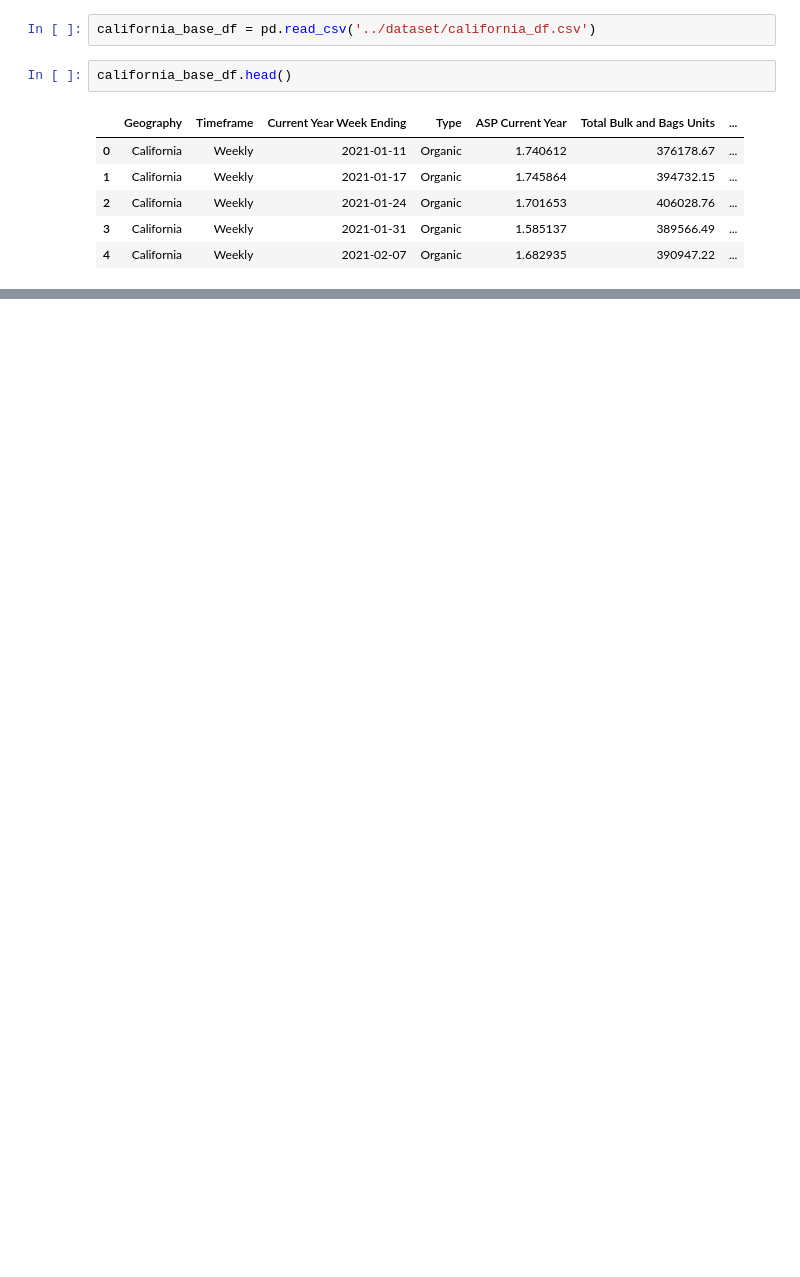
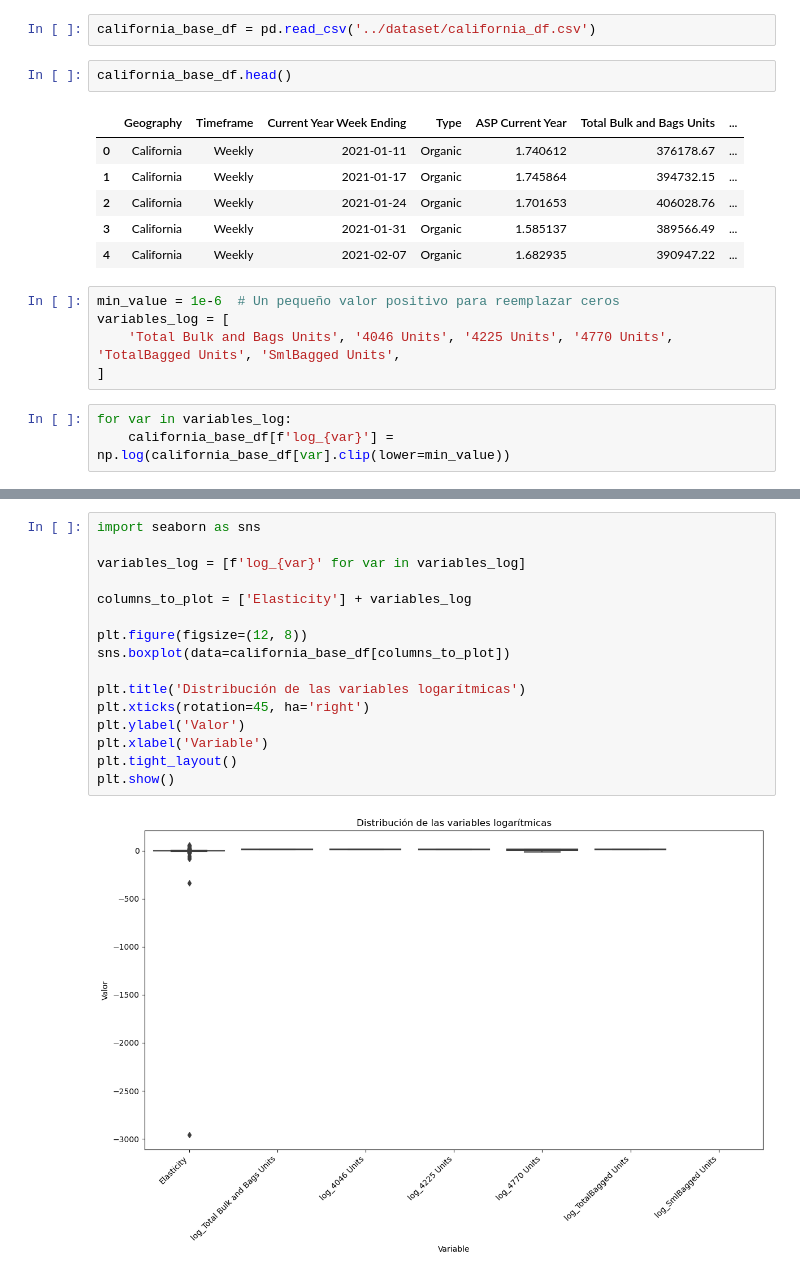
Before and after one commit to arboldeku/Avocado-2.0, a Jupyter notebook: code/modelo_regresion_limpio.ipynb, the cells around one changed output, grey strips where cells are left out. Cells and saved outputs as stored; diff of their text form; blank space fills up the shorter version.

```diff
--- a/code/modelo_regresion_limpio.ipynb
+++ b/code/modelo_regresion_limpio.ipynb
@@ -64,3 +64,11 @@ california_base_df.head()
 | 2 | California | Weekly | 2021-01-24 | Organic | 1.701653 | 406028.76 | ... |
 | 3 | California | Weekly | 2021-01-31 | Organic | 1.585137 | 389566.49 | ... |
 | 4 | California | Weekly | 2021-02-07 | Organic | 1.682935 | 390947.22 | ... |
+# %%
+min_value = 1e-6  # Un pequeño valor positivo para reemplazar ceros
+variables_log = [
+    'Total Bulk and Bags Units', '4046 Units', '4225 Units', '4770 Units', 'TotalBagged Units', 'SmlBagged Units',
+]
+# %%
+for var in variables_log:
+    california_base_df[f'log_{var}'] = np.log(california_base_df[var].clip(lower=min_value))
@@ -66,0 +91,18 @@ california_base_df.head()
+# %%
+import seaborn as sns
+
+variables_log = [f'log_{var}' for var in variables_log]
+
+columns_to_plot = ['Elasticity'] + variables_log
+
+plt.figure(figsize=(12, 8))
+sns.boxplot(data=california_base_df[columns_to_plot])
+
+plt.title('Distribución de las variables logarítmicas')
+plt.xticks(rotation=45, ha='right')
+plt.ylabel('Valor')
+plt.xlabel('Variable')
+plt.tight_layout()
+plt.show()
+# %% [output]
+[figure, added]
```
Also changed, not shown: parts of 18 cells of this notebook, 3 other files.
